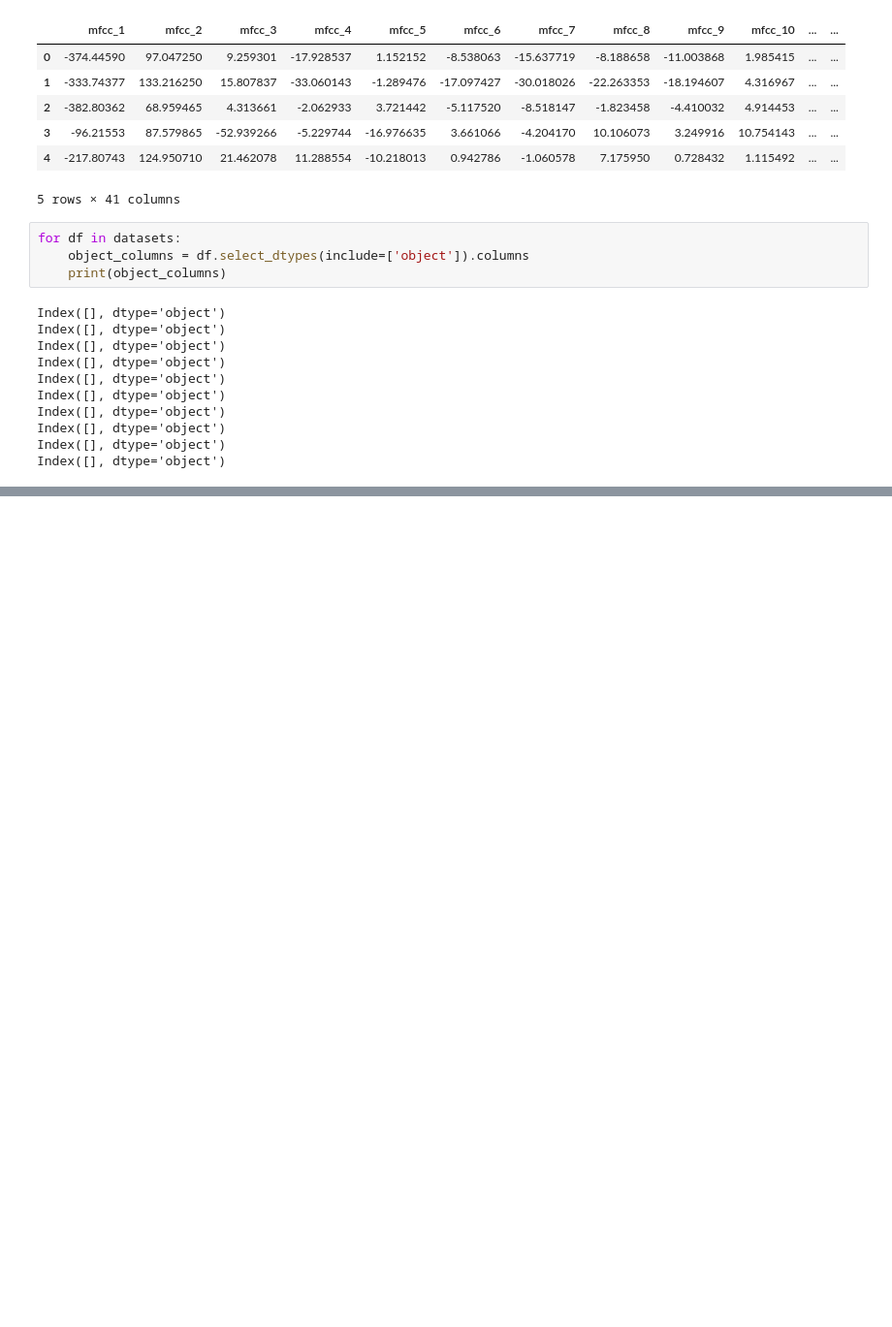
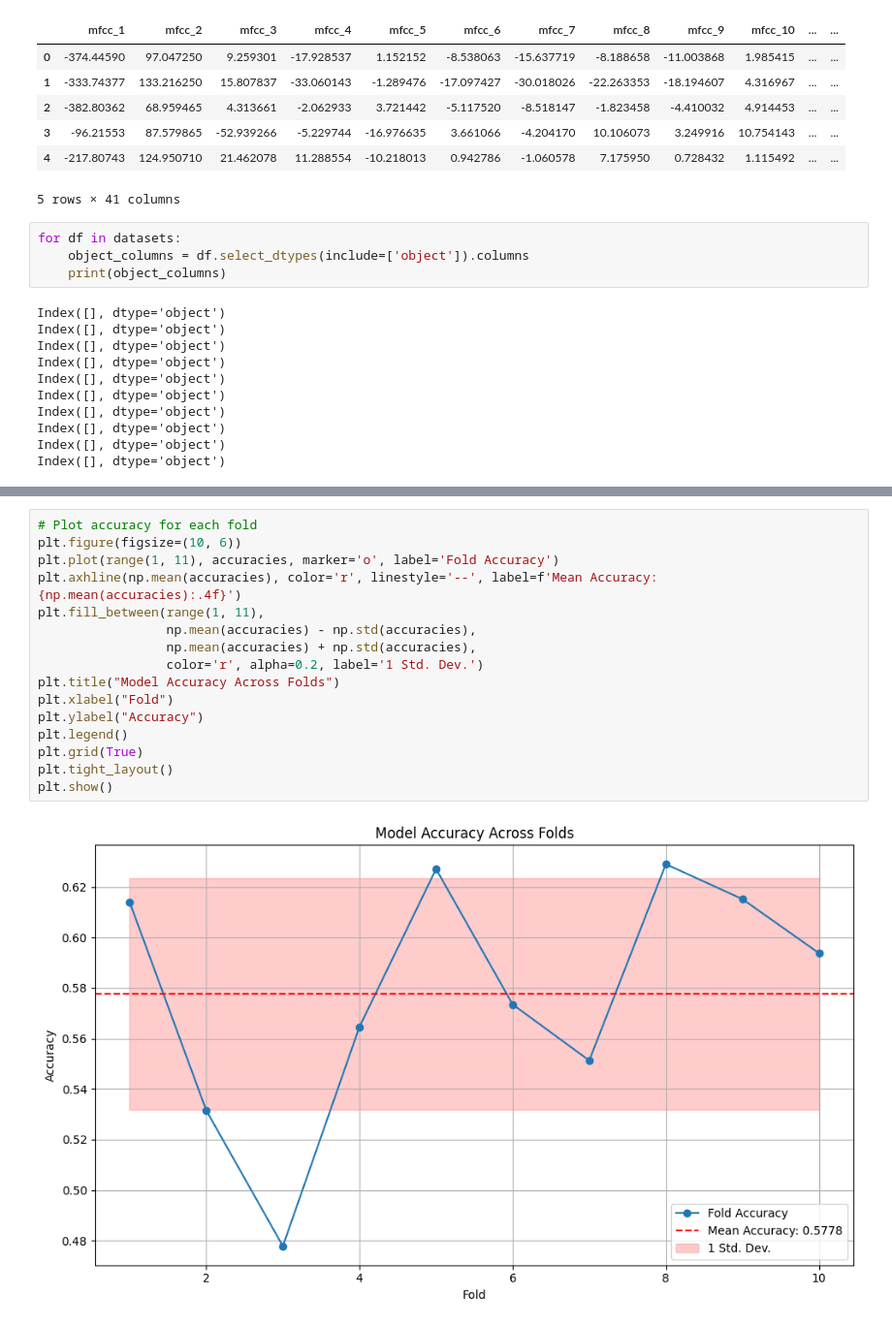
Before and after one commit to dimibo252/Urban-Sound-Classification, a Jupyter notebook: trabalho.ipynb, the cells around one changed output, grey strips where cells are left out. Shown at 97% size. Cells and saved outputs as stored; diff of their text form; blank space fills up the shorter version.

```diff
--- a/trabalho.ipynb
+++ b/trabalho.ipynb
@@ -217,0 +319,18 @@ print(final_confusion_matrix)
+# %%
+# Plot accuracy for each fold
+plt.figure(figsize=(10, 6))
+plt.plot(range(1, 11), accuracies, marker='o', label='Fold Accuracy')
+plt.axhline(np.mean(accuracies), color='r', linestyle='--', label=f'Mean Accuracy: {np.mean(accuracies):.4f}')
+plt.fill_between(range(1, 11),
+                 np.mean(accuracies) - np.std(accuracies),
+                 np.mean(accuracies) + np.std(accuracies),
+                 color='r', alpha=0.2, label='1 Std. Dev.')
+plt.title("Model Accuracy Across Folds")
+plt.xlabel("Fold")
+plt.ylabel("Accuracy")
+plt.legend()
+plt.grid(True)
+plt.tight_layout()
+plt.show()
+# %% [output]
+[figure, added]
```
Also changed, not shown: parts of 17 cells of this notebook.
